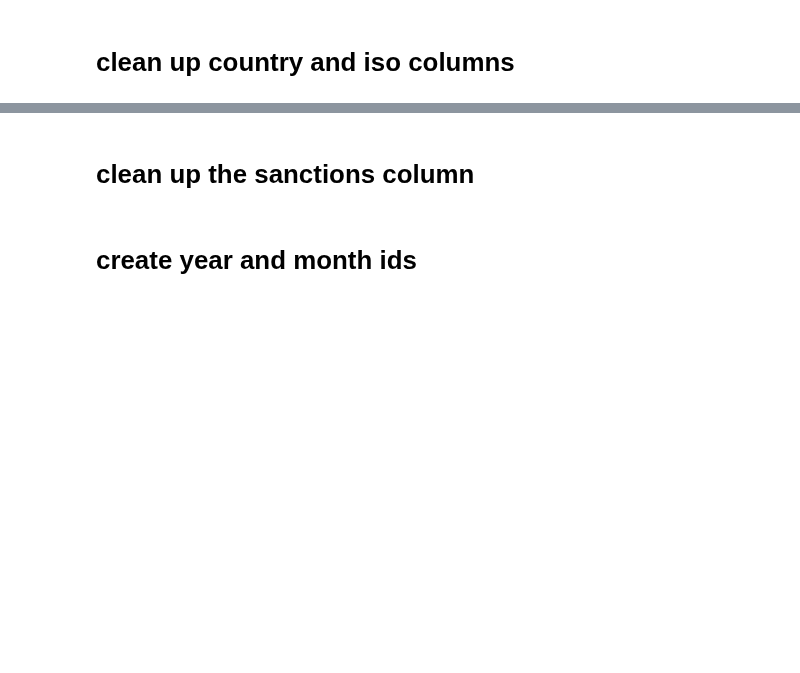
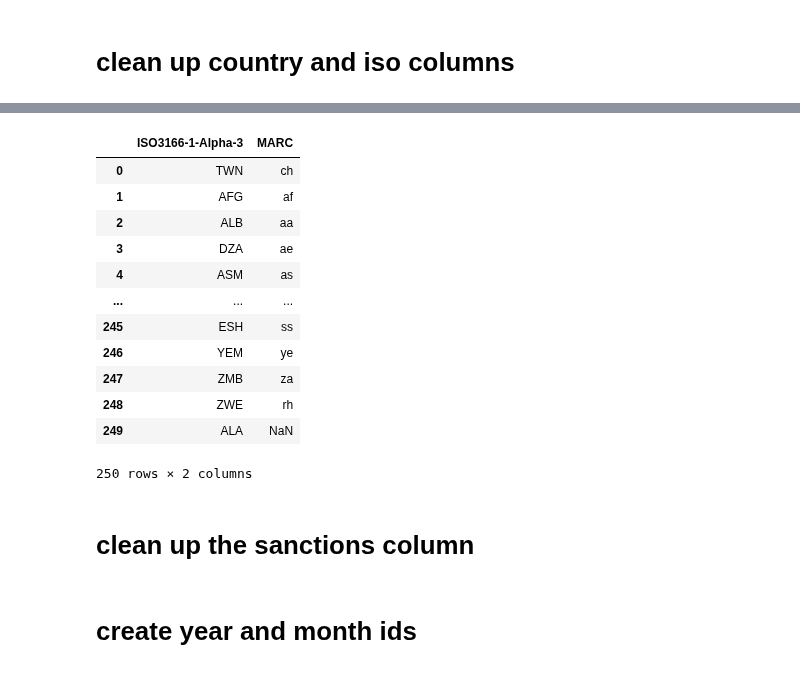
Before and after one commit to NatStrom/INSA, a Jupyter notebook: Opensanctions/data_clean_up.ipynb, the cells around one changed output, grey strips where cells are left out. Saved outputs shown, nothing was run; the diff lists cells and outputs as text; code cells hidden in the pictures; blank space fills up the shorter version.

```diff
--- a/Opensanctions/data_clean_up.ipynb
+++ b/Opensanctions/data_clean_up.ipynb
@@ -24,2 +60,20 @@ df[["City", "State"]] = df.Location.str.split(";", expand=True)
+# %%
+iso =pd.read_csv('country-codes_csv.csv')
+iso = iso.filter(['ISO3166-1-Alpha-3', 'MARC'])
+display(iso)
+# %% [output]
+|  | ISO3166-1-Alpha-3 | MARC |
+| 0 | TWN | ch |
+| 1 | AFG | af |
+| 2 | ALB | aa |
+| 3 | DZA | ae |
+| 4 | ASM | as |
+| ... | ... | ... |
+| 245 | ESH | ss |
+| 246 | YEM | ye |
+| 247 | ZMB | za |
+| 248 | ZWE | rh |
+| 249 | ALA | NaN |
+250 rows × 2 columns
 # %%
 #create the country names from iso2 codes
```
Also changed, not shown: parts of 15 cells of this notebook.
